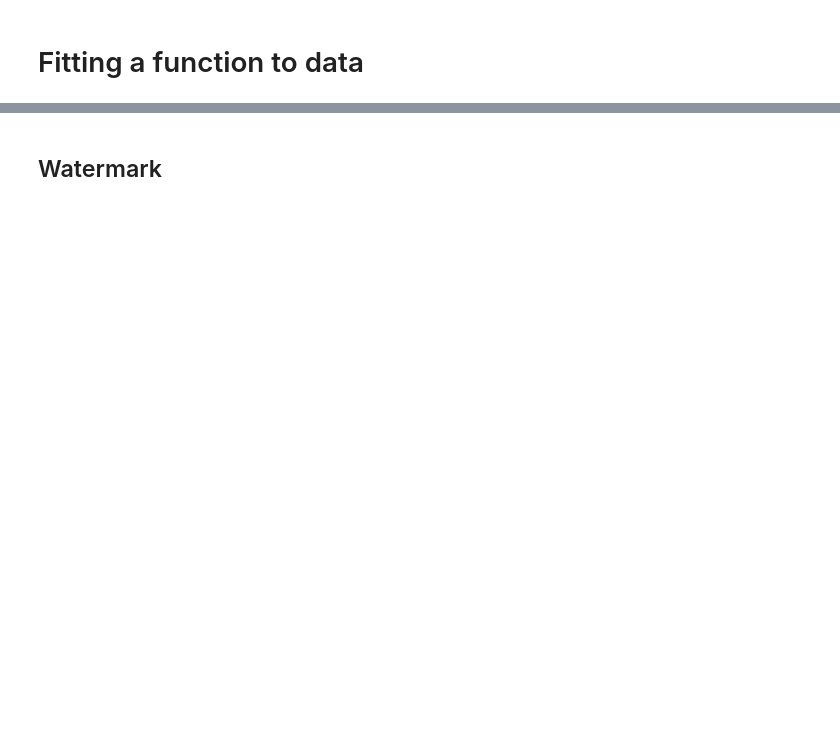
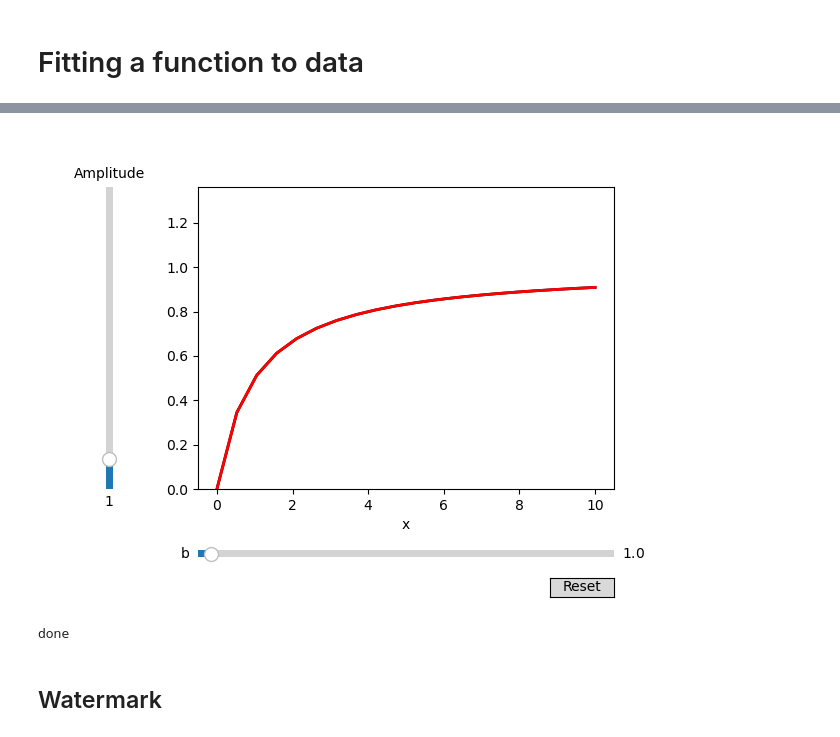
Before and after one commit to Friedhoff-JLU/Test_Course, a Jupyter notebook: Fit_to_function.ipynb, the cells around one changed output, grey strips where cells are left out. Cells and saved outputs as stored; diff of their text form; code cells hidden in the pictures; blank space fills up the shorter version.

```diff
--- a/Fit_to_function.ipynb
+++ b/Fit_to_function.ipynb
@@ -69,3 +75,73 @@ b_fit =, 1.22 +/- 0.17
+# %%
+init_a = 1
+init_b = 1
+# Make a horizontal slider to control the frequency.
+fig, ax = plt.subplots()
+
+line_start = ax.plot(x, func(x, init_a, init_b), lw=2)
+# color line in black
+line_start[0].set_color('black')
+line,  = ax.plot(x, func(x, init_a, init_b), lw=2)
+# color line in red
+line.set_color('red')
+ax.set_xlabel('x')
+ax.set_ylim(0, func(x, init_a, init_b).max()*1.5)
+
+# adjust the main plot to make room for the sliders
+fig.subplots_adjust(left=0.25, bottom=0.25)
+
+
+# Make a horizontal slider to control the frequency.
+axfreq = fig.add_axes([0.25, 0.1, 0.65, 0.03])
+b_slider = Slider(
+    ax=axfreq,
+    label='b',
+    valmin=0.1,
+    valmax=30,
+    valinit=init_b,
+)
+
+# Make a vertically oriented slider to control the amplitude
+axamp = fig.add_axes([0.1, 0.25, 0.0225, 0.63])
+amp_slider = Slider(
+    ax=axamp,
+    label="Amplitude",
+    valmin=0,
+    valmax=10,
+    valinit=init_a,
+    orientation="vertical"
+)
+
+
+# The function to be called anytime a slider's value changes
+def update(val):
+    line.set_ydata(func(x, amp_slider.val, b_slider.val))
+    # change the y-axis limits to the new data limits
+    # ax.set_ylim(0, func(x, amp_slider.val, b_slider.val).max()*1.1)
+    fig.canvas.draw_idle()
+
+
+# register the update function with each slider
+b_slider.on_changed(update)
+amp_slider.on_changed(update)
+
+# Create a `matplotlib.widgets.Button` to reset the sliders to initial values.
+resetax = fig.add_axes([0.8, 0.025, 0.1, 0.04])
+button = Button(resetax, 'Reset', hovercolor='0.975')
+
+
+def reset(event):
+    b_slider.reset()
+    amp_slider.reset()
+button.on_clicked(reset)
+
+plt.show()
+# %% [output]
+[figure, added]
+# %%
+print ("done")
+# %% [output]
+done
 # %% [markdown]
 ## Watermark
 # %%
```
Also changed, not shown: parts of 10 cells of this notebook, 2 other files.
